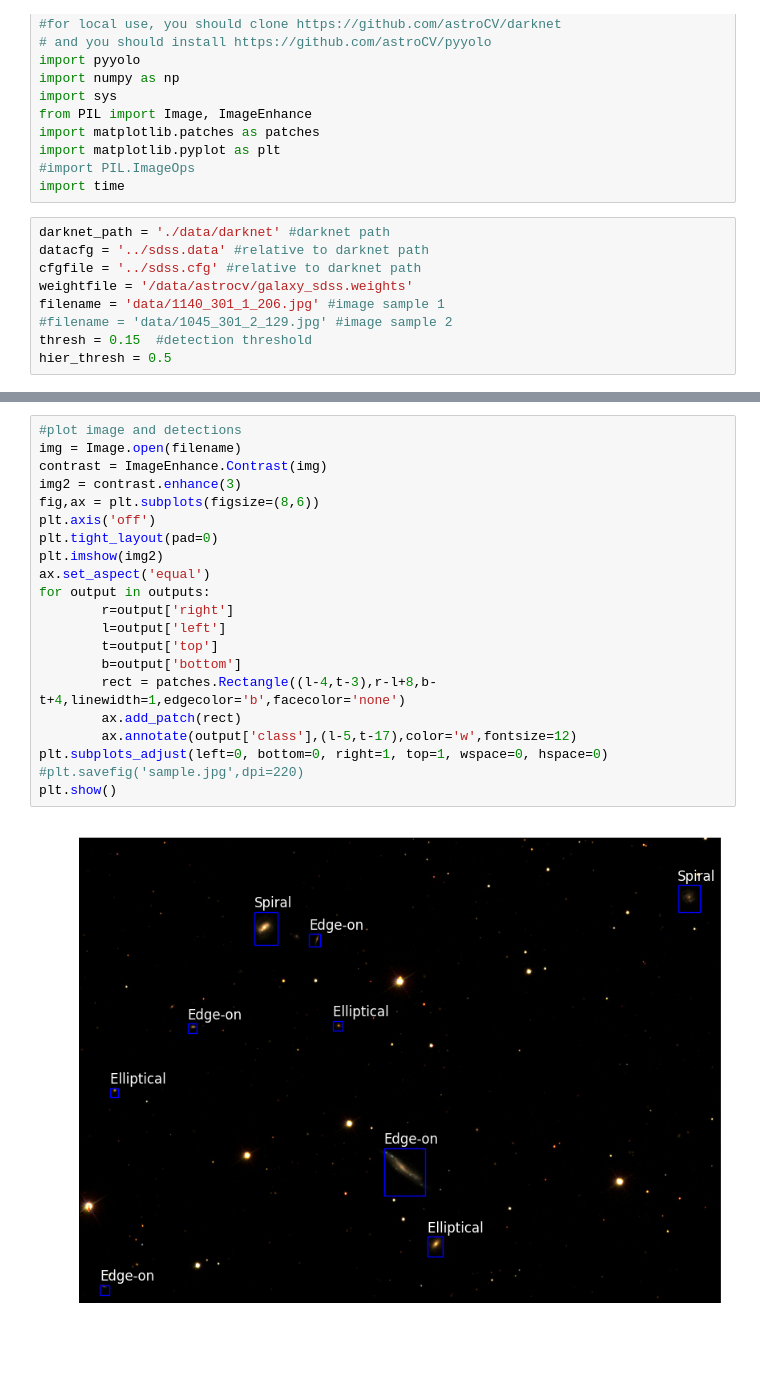
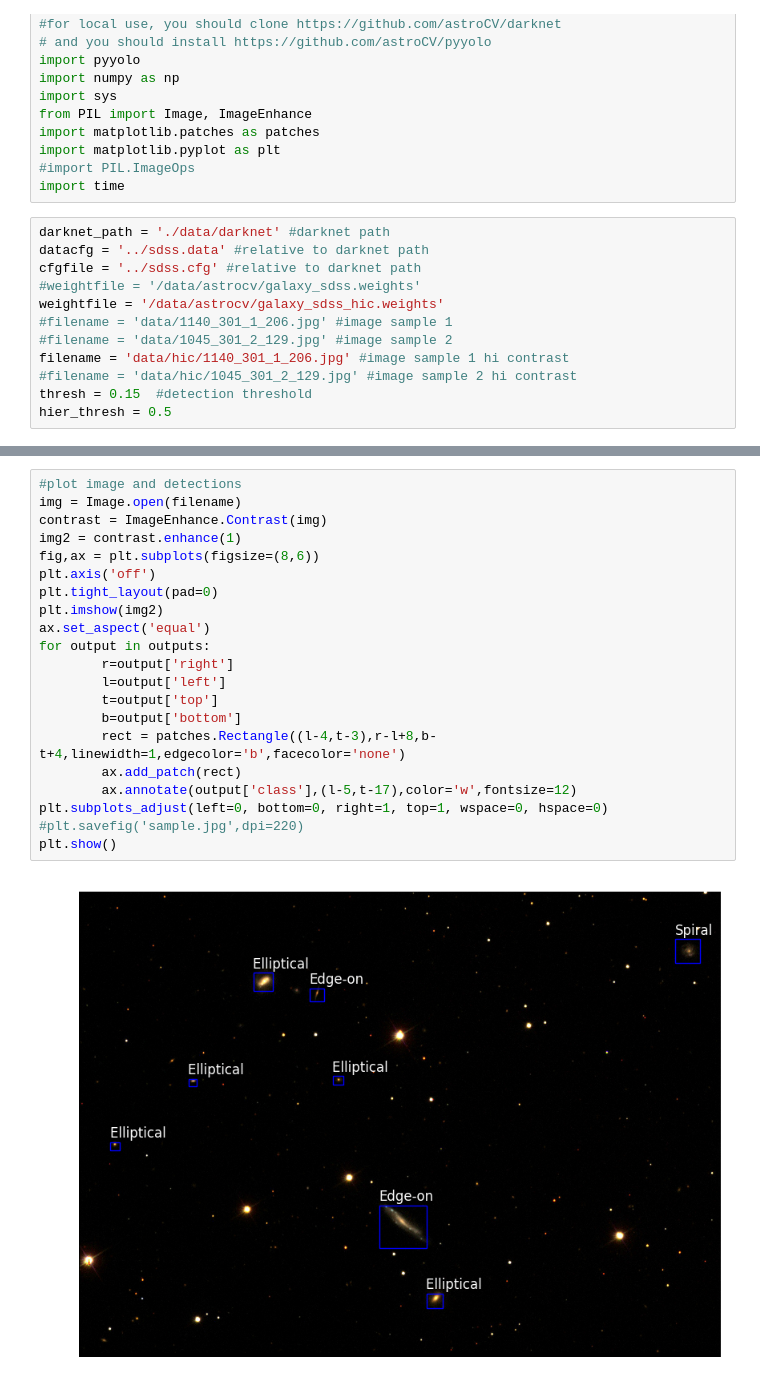
Before and after one commit to astroCV/astroCV, a Jupyter notebook: galaxy_detection/example1.ipynb, the cells around one changed output, grey strips where cells are left out. Drawn from its saved outputs; the diff is of its cells as text; blank space fills up the shorter version.

```diff
--- a/galaxy_detection/example1.ipynb
+++ b/galaxy_detection/example1.ipynb
@@ -17,9 +17,12 @@ import time
 darknet_path = './data/darknet' #darknet path
 datacfg = '../sdss.data' #relative to darknet path
 cfgfile = '../sdss.cfg' #relative to darknet path
-weightfile = '/data/astrocv/galaxy_sdss.weights'
-filename = 'data/1140_301_1_206.jpg' #image sample 1
+#weightfile = '/data/astrocv/galaxy_sdss.weights'
+weightfile = '/data/astrocv/galaxy_sdss_hic.weights'
+#filename = 'data/1140_301_1_206.jpg' #image sample 1
 #filename = 'data/1045_301_2_129.jpg' #image sample 2
+filename = 'data/hic/1140_301_1_206.jpg' #image sample 1 hi contrast
+#filename = 'data/hic/1045_301_2_129.jpg' #image sample 2 hi contrast
 thresh = 0.15  #detection threshold
 hier_thresh = 0.5
 # %%
@@ -47,23 +49,23 @@ Image processing time = 0.521 seconds
 # %%
 #plot image and detections
 img = Image.open(filename)
 contrast = ImageEnhance.Contrast(img)
-img2 = contrast.enhance(3)
+img2 = contrast.enhance(1)
 fig,ax = plt.subplots(figsize=(8,6))
 plt.axis('off')
 plt.tight_layout(pad=0)
 plt.imshow(img2)
 ax.set_aspect('equal')
 for output in outputs:
         r=output['right']
         l=output['left']
         t=output['top']
         b=output['bottom']
         rect = patches.Rectangle((l-4,t-3),r-l+8,b-t+4,linewidth=1,edgecolor='b',facecolor='none')
         ax.add_patch(rect)
         ax.annotate(output['class'],(l-5,t-17),color='w',fontsize=12)
 plt.subplots_adjust(left=0, bottom=0, right=1, top=1, wspace=0, hspace=0)
 #plt.savefig('sample.jpg',dpi=220)
 plt.show()
 # %% [output]
-[figure, old version]
+[figure, new version]
```
Also changed, not shown: parts of 1 cell of this notebook, 6 other files.
